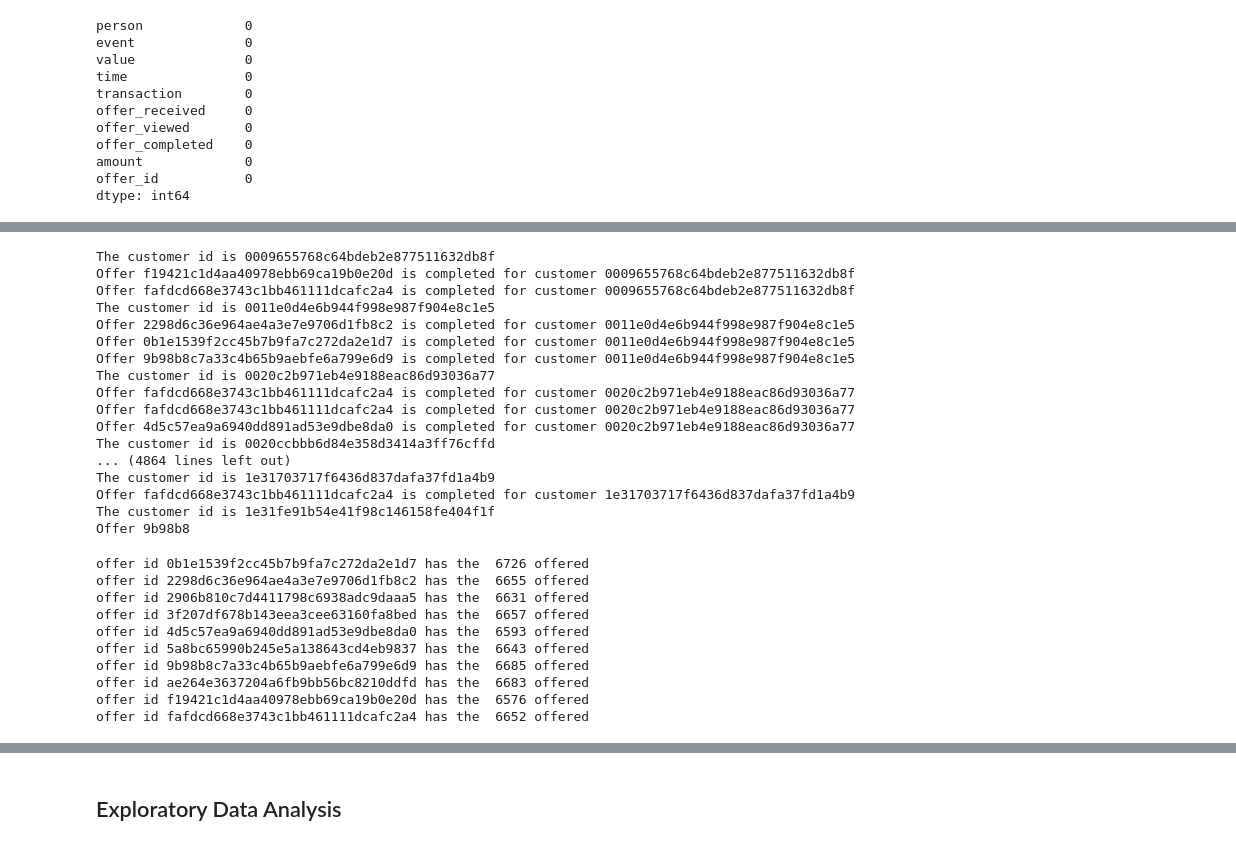
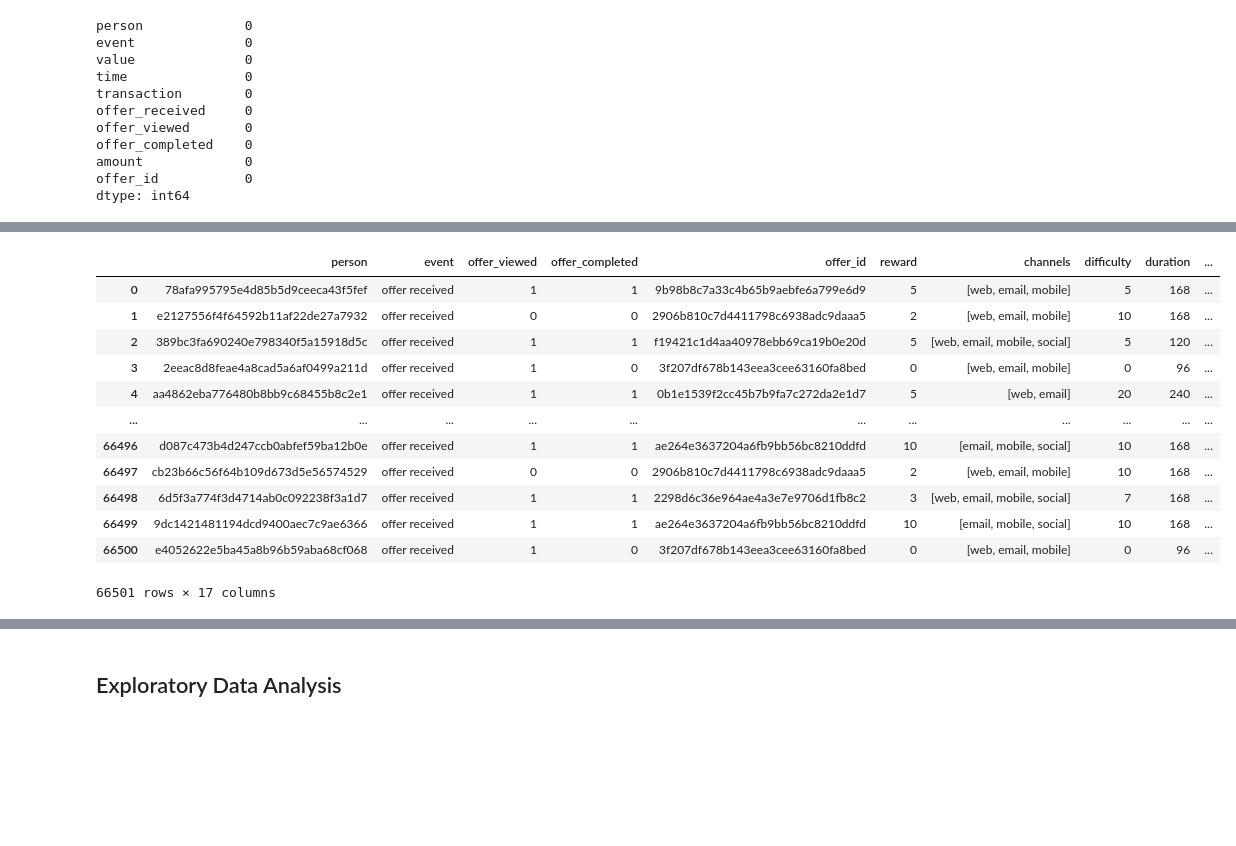
Before and after one commit to watertreader/Udacity_Data_Scientist_Nanodegree, a Jupyter notebook: Project_4/Starbucks_Capstone_notebook.ipynb, the cells around one changed output, grey strips where cells are left out. Cells and saved outputs as stored; diff of their text form; code cells hidden in the pictures; blank space fills up the shorter version.

```diff
--- a/Project_4/Starbucks_Capstone_notebook.ipynb
+++ b/Project_4/Starbucks_Capstone_notebook.ipynb
@@ -372,7 +340,7 @@ assert profile_df.shape[0] >= profile_df_size , "the size is not right"
 # %% [markdown]
 Adding columns for future usage
 # %%
-profile_df['Completion'] = 0
+profile_df['Completed'] = 0
 profile_df['Viewed'] = 0
 profile_df['Offered'] = 0
 # %% [markdown]
@@ -527,3 +621,19 @@ We need to filter out customers who completed the offer without recieving or vie
+# %%
+pd.merge(offer, portfolio_df, how='left')
+# %% [output]
+|  | person | event | offer_viewed | offer_completed | offer_id | reward | channels | difficulty | duration | ... |
+| 0 | 78afa995795e4d85b5d9ceeca43f5fef | offer received | 1 | 1 | 9b98b8c7a33c4b65b9aebfe6a799e6d9 | 5 | [web, email, mobile] | 5 | 168 | ... |
+| 1 | e2127556f4f64592b11af22de27a7932 | offer received | 0 | 0 | 2906b810c7d4411798c6938adc9daaa5 | 2 | [web, email, mobile] | 10 | 168 | ... |
+| 2 | 389bc3fa690240e798340f5a15918d5c | offer received | 1 | 1 | f19421c1d4aa40978ebb69ca19b0e20d | 5 | [web, email, mobile, social] | 5 | 120 | ... |
+| 3 | 2eeac8d8feae4a8cad5a6af0499a211d | offer received | 1 | 0 | 3f207df678b143eea3cee63160fa8bed | 0 | [web, email, mobile] | 0 | 96 | ... |
+| 4 | aa4862eba776480b8bb9c68455b8c2e1 | offer received | 1 | 1 | 0b1e1539f2cc45b7b9fa7c272da2e1d7 | 5 | [web, email] | 20 | 240 | ... |
+| ... | ... | ... | ... | ... | ... | ... | ... | ... | ... | ... |
+| 66496 | d087c473b4d247ccb0abfef59ba12b0e | offer received | 1 | 1 | ae264e3637204a6fb9bb56bc8210ddfd | 10 | [email, mobile, social] | 10 | 168 | ... |
+| 66497 | cb23b66c56f64b109d673d5e56574529 | offer received | 0 | 0 | 2906b810c7d4411798c6938adc9daaa5 | 2 | [web, email, mobile] | 10 | 168 | ... |
+| 66498 | 6d5f3a774f3d4714ab0c092238f3a1d7 | offer received | 1 | 1 | 2298d6c36e964ae4a3e7e9706d1fb8c2 | 3 | [web, email, mobile, social] | 7 | 168 | ... |
+| 66499 | 9dc1421481194dcd9400aec7c9ae6366 | offer received | 1 | 1 | ae264e3637204a6fb9bb56bc8210ddfd | 10 | [email, mobile, social] | 10 | 168 | ... |
+| 66500 | e4052622e5ba45a8b96b59aba68cf068 | offer received | 1 | 0 | 3f207df678b143eea3cee63160fa8bed | 0 | [web, email, mobile] | 0 | 96 | ... |
+66501 rows × 17 columns
 # %%
 def findViewed(df, offer_id):
     result = False
@@ -547,7 +657,10 @@ for key, item in transcript_df_person:
             if findViewed(tmp, search_string) == True:
                 print(f'Offer {search_string} is completed for customer {key}')
                 count = count + 1
-
+                portfolio_df.loc[portfolio_df.id == search_string,'Complete'] = portfolio_df.loc[portfolio_df.id == search_string,'Complete'] + 1
+            else:
+                ### correction
+                transcript_df.loc[index].offer_completed = 0
         if row.offer_viewed == 1:
             search_string = row.offer_id
             # the key is the advert
@@ -557,24 +670,6 @@ for key, item in transcript_df_person:
     profile_df.loc[ profile_df.id == key,'Completion'] = count
     profile_df.loc[ profile_df.id == key,'Viewed'] = tmp.offer_viewed.sum()
     profile_df.loc[ profile_df.id == key,'Offered'] = tmp.offer_received.sum()
-# %% [output]
-The customer id is 0009655768c64bdeb2e877511632db8f
-Offer f19421c1d4aa40978ebb69ca19b0e20d is completed for customer 0009655768c64bdeb2e877511632db8f
-Offer fafdcd668e3743c1bb461111dcafc2a4 is completed for customer 0009655768c64bdeb2e877511632db8f
-The customer id is 0011e0d4e6b944f998e987f904e8c1e5
-Offer 2298d6c36e964ae4a3e7e9706d1fb8c2 is completed for customer 0011e0d4e6b944f998e987f904e8c1e5
-Offer 0b1e1539f2cc45b7b9fa7c272da2e1d7 is completed for customer 0011e0d4e6b944f998e987f904e8c1e5
-Offer 9b98b8c7a33c4b65b9aebfe6a799e6d9 is completed for customer 0011e0d4e6b944f998e987f904e8c1e5
-The customer id is 0020c2b971eb4e9188eac86d93036a77
-Offer fafdcd668e3743c1bb461111dcafc2a4 is completed for customer 0020c2b971eb4e9188eac86d93036a77
-Offer fafdcd668e3743c1bb461111dcafc2a4 is completed for customer 0020c2b971eb4e9188eac86d93036a77
-Offer 4d5c57ea9a6940dd891ad53e9dbe8da0 is completed for customer 0020c2b971eb4e9188eac86d93036a77
-The customer id is 0020ccbbb6d84e358d3414a3ff76cffd
-... (4864 lines left out)
-The customer id is 1e31703717f6436d837dafa37fd1a4b9
-Offer fafdcd668e3743c1bb461111dcafc2a4 is completed for customer 1e31703717f6436d837dafa37fd1a4b9
-The customer id is 1e31fe91b54e41f98c146158fe404f1f
-Offer 9b98b8
 # %%
 transcript_df_offer = transcript_df[transcript_df['transaction']==0]
 
@@ -582,19 +677,8 @@ transcript_df_id = transcript_df_offer.groupby('offer_id')
 
 for key, item in transcript_df_id:
     tmp = transcript_df_id.get_group(key)
-    print(f'offer id {key} has the  {tmp.offer_received.sum()} offered')
+#     print(f'offer id {key} has the  {tmp.offer_received.sum()} offered')
     portfolio_df.loc[portfolio_df.id== key, "Offered"] = tmp.offer_received.sum()
     portfolio_df.loc[portfolio_df.id== key, "Viewed"]  = tmp.offer_viewed.sum()
-# %% [output]
-offer id 0b1e1539f2cc45b7b9fa7c272da2e1d7 has the  6726 offered
-offer id 2298d6c36e964ae4a3e7e9706d1fb8c2 has the  6655 offered
-offer id 2906b810c7d4411798c6938adc9daaa5 has the  6631 offered
-offer id 3f207df678b143eea3cee63160fa8bed has the  6657 offered
-offer id 4d5c57ea9a6940dd891ad53e9dbe8da0 has the  6593 offered
-offer id 5a8bc65990b245e5a138643cd4eb9837 has the  6643 offered
-offer id 9b98b8c7a33c4b65b9aebfe6a799e6d9 has the  6685 offered
-offer id ae264e3637204a6fb9bb56bc8210ddfd has the  6683 offered
-offer id f19421c1d4aa40978ebb69ca19b0e20d has the  6576 offered
-offer id fafdcd668e3743c1bb461111dcafc2a4 has the  6652 offered
 # %%
 print(portfolio_df)
```
Also changed, not shown: parts of 62 cells of this notebook.
